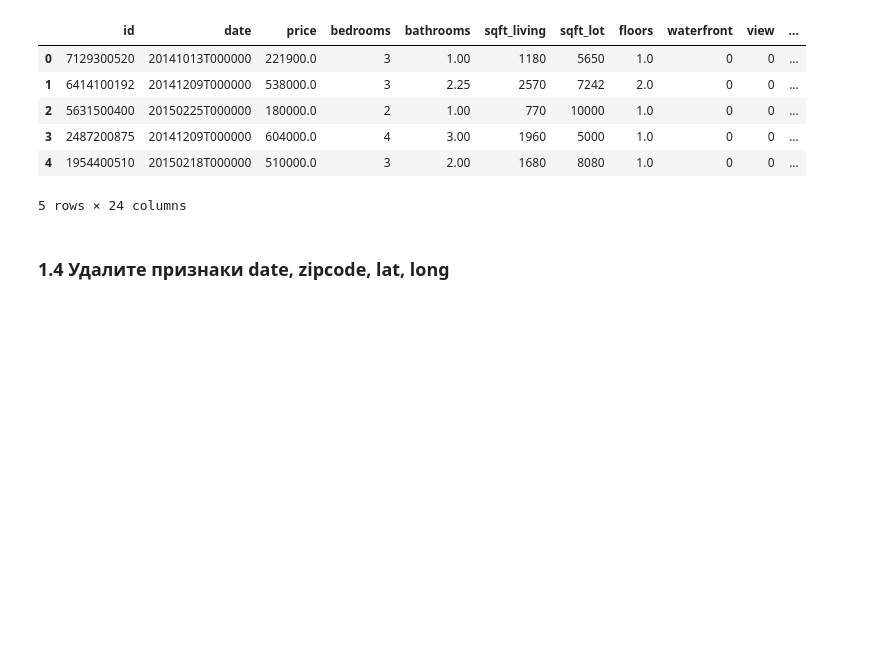
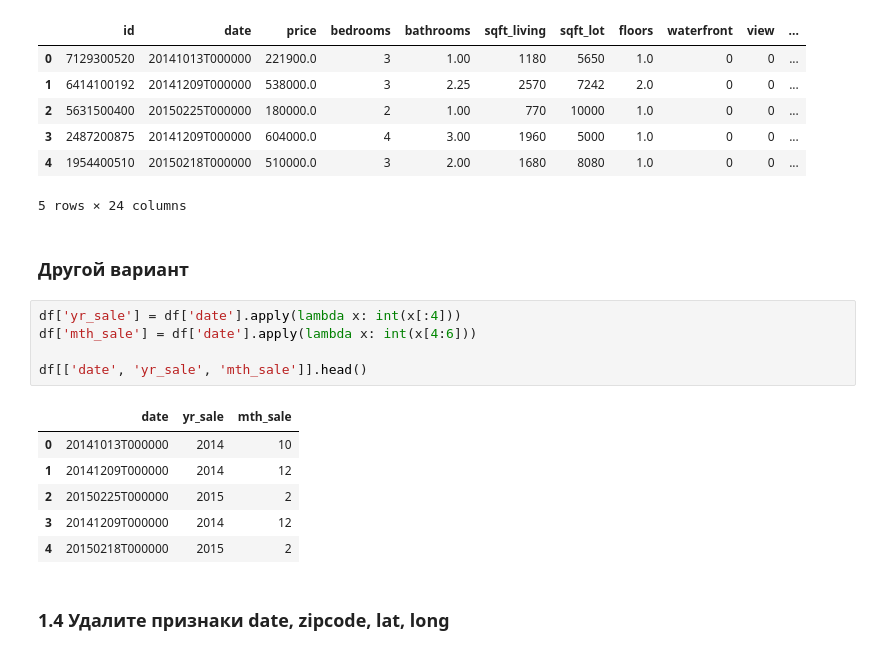
Before and after one commit to eghrthrjdtsed/Python-for-Analytics, a Jupyter notebook: Lesson3/Tasks_3.ipynb, the cells around one changed output. Drawn from its saved outputs; the diff is of its cells as text; blank space fills up the shorter version.

```diff
--- a/Lesson3/Tasks_3.ipynb
+++ b/Lesson3/Tasks_3.ipynb
@@ -63,6 +77,20 @@ df.head()
 | 3 | 2487200875 | 20141209T000000 | 604000.0 | 4 | 3.00 | 1960 | 5000 | 1.0 | 0 | 0 | ... |
 | 4 | 1954400510 | 20150218T000000 | 510000.0 | 3 | 2.00 | 1680 | 8080 | 1.0 | 0 | 0 | ... |
 5 rows × 24 columns
+# %% [markdown]
+### Другой вариант
+# %%
+df['yr_sale'] = df['date'].apply(lambda x: int(x[:4]))
+df['mth_sale'] = df['date'].apply(lambda x: int(x[4:6]))
+
+df[['date', 'yr_sale', 'mth_sale']].head()
+# %% [output]
+|  | date | yr_sale | mth_sale |
+| 0 | 20141013T000000 | 2014 | 10 |
+| 1 | 20141209T000000 | 2014 | 12 |
+| 2 | 20150225T000000 | 2015 | 2 |
+| 3 | 20141209T000000 | 2014 | 12 |
+| 4 | 20150218T000000 | 2015 | 2 |
 # %% [markdown]
 ### 1.4 Удалите признаки date, zipcode, lat, long
 # %%
```
Also changed, not shown: parts of 2 cells of this notebook.
